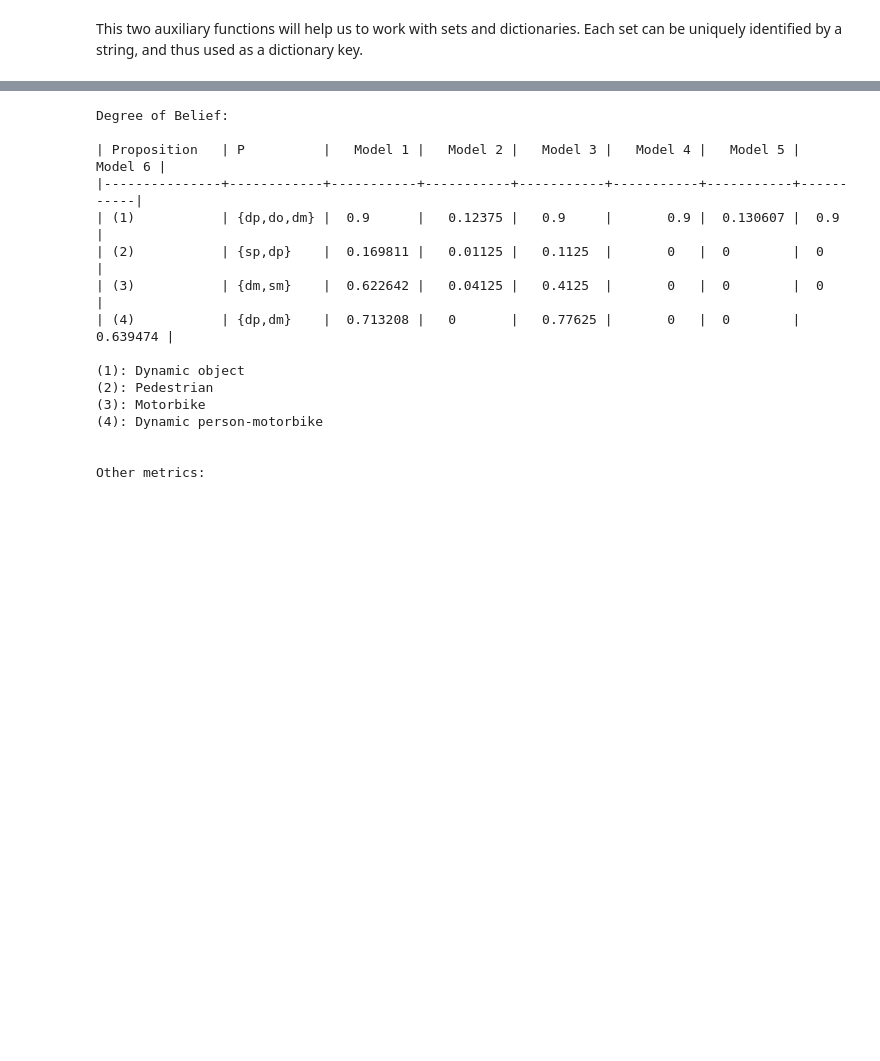
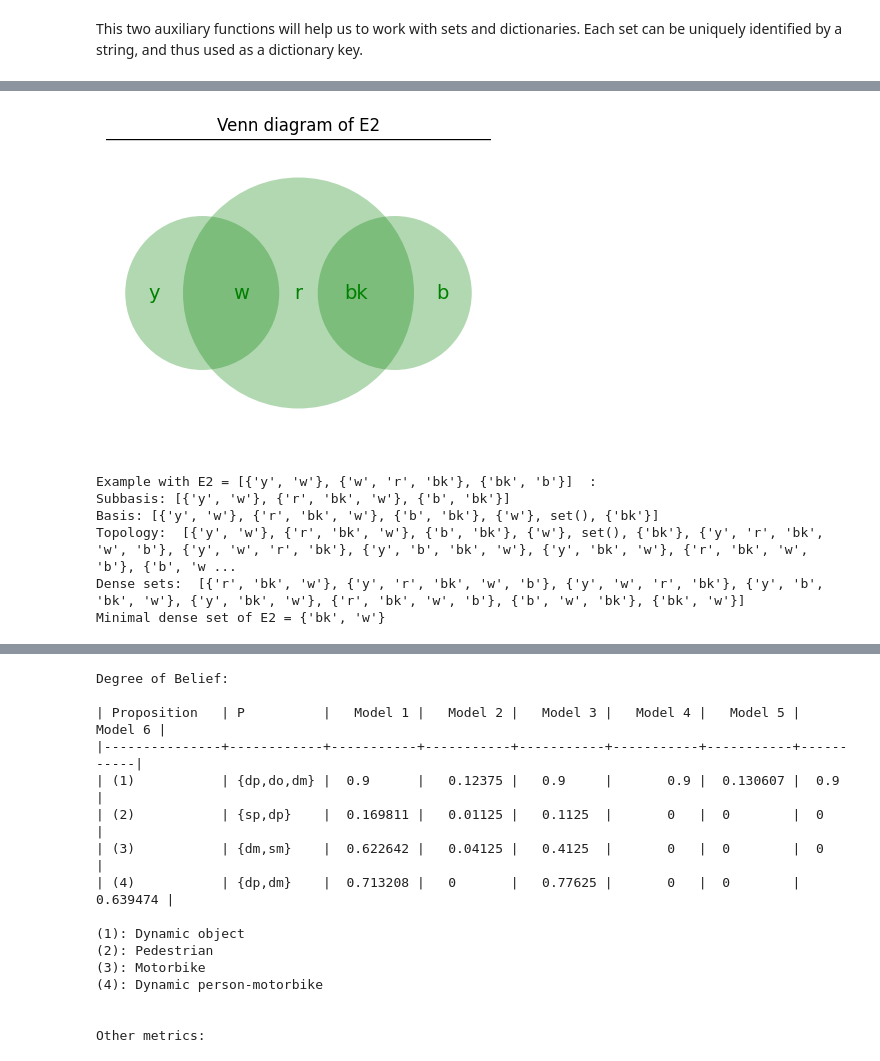
Before and after one commit to dpintoprieto/multi-layer-belief-model, a Jupyter notebook: multilayermodel.ipynb, the cells around one changed output, grey strips where cells are left out. Saved outputs shown, nothing was run; the diff lists cells and outputs as text; code cells hidden in the pictures; blank space fills up the shorter version.

```diff
--- a/multilayermodel.ipynb
+++ b/multilayermodel.ipynb
@@ -772,0 +373,64 @@ Delta:
+# %%
+# Venn diagram of evidence set E2
+
+fig, ax = plt.subplots(figsize=(8, 4))  # Create a figure and axis for the plot
+
+ax.set_aspect('equal')  # Set equal aspect ratio
+
+# Set the title and draw an underline under the title
+title = ax.set_title("Venn diagram of E2")
+ax.axhline(y=title.get_position()[1] - 0.2, color='black', linewidth=1)
+
+# Draw blue circles with transparency
+circle1 = Circle((0.5, 0), radius=0.4, fill=True, edgecolor='none', facecolor='green', alpha=0.3)
+circle2 = Circle((1, 0), radius=0.6, fill=True, edgecolor='none', facecolor='green', alpha=0.3)
+circle3 = Circle((1.5, 0), radius=0.4, fill=True, edgecolor='none', facecolor='green', alpha=0.3)
+
+# Add the circles to the axis
+ax.add_patch(circle1)
+ax.add_patch(circle2)
+ax.add_patch(circle3)
+
+# Add text labels
+ax.text(0.25, 0, 'y', ha='center', va='center', color='green', fontsize=14)
+ax.text(0.7, 0, 'w', ha='center', va='center', color='green', fontsize=14)
+ax.text(1, 0, 'r', ha='center', va='center', color='green', fontsize=14)
+ax.text(1.3, 0, 'bk', ha='center', va='center', color='green', fontsize=14)
+ax.text(1.75, 0, 'b', ha='center', va='center', color='green', fontsize=14)
+
+# Set the x-axis range to show the entire Venn diagram
+ax.set_xlim(0, 2)
+ax.set_ylim(-0.8, 0.8)
+
+# Remove the x and y ticks, axis labels, and box around the plot
+ax.set_xticks([])
+ax.set_yticks([])
+ax.xaxis.set_visible(False)
+ax.yaxis.set_visible(False)
+ax.spines['top'].set_visible(False)
+ax.spines['right'].set_visible(False)
+ax.spines['bottom'].set_visible(False)
+ax.spines['left'].set_visible(False)
+
+# Display the plot
+plt.show()
+
+# Topology of E2
+
+topology2 = Topology(E2, S)
+
+# Print object attributes
+print("Example with E2 = [{'y', 'w'}, {'w', 'r', 'bk'}, {'bk', 'b'}]  : ")
+topology2.print()
+
+# Print minimal_dense_set function
+minimal_dense_set_E2 = minimal_dense_set(E2)
+print("Minimal dense set of E2 = " + str(minimal_dense_set_E2))
+# %% [output]
+[figure, added]
+Example with E2 = [{'y', 'w'}, {'w', 'r', 'bk'}, {'bk', 'b'}]  :
+Subbasis: [{'y', 'w'}, {'r', 'bk', 'w'}, {'b', 'bk'}]
+Basis: [{'y', 'w'}, {'r', 'bk', 'w'}, {'b', 'bk'}, {'w'}, set(), {'bk'}]
+Topology:  [{'y', 'w'}, {'r', 'bk', 'w'}, {'b', 'bk'}, {'w'}, set(), {'bk'}, {'y', 'r', 'bk', 'w', 'b'}, {'y', 'w', 'r', 'bk'}, {'y', 'b', 'bk', 'w'}, {'y', 'bk', 'w'}, {'r', 'bk', 'w', 'b'}, {'b', 'w ...
+Dense sets:  [{'r', 'bk', 'w'}, {'y', 'r', 'bk', 'w', 'b'}, {'y', 'w', 'r', 'bk'}, {'y', 'b', 'bk', 'w'}, {'y', 'bk', 'w'}, {'r', 'bk', 'w', 'b'}, {'b', 'w', 'bk'}, {'bk', 'w'}]
+Minimal dense set of E2 = {'bk', 'w'}
```
Also changed, not shown: parts of 89 cells of this notebook.
